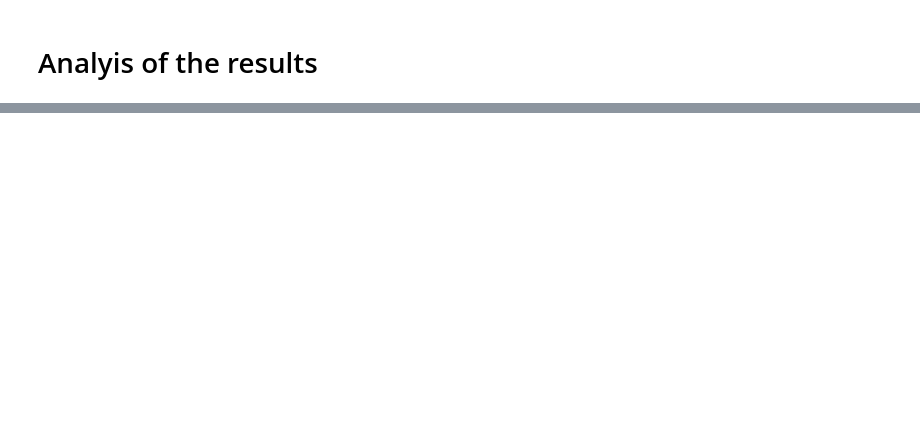
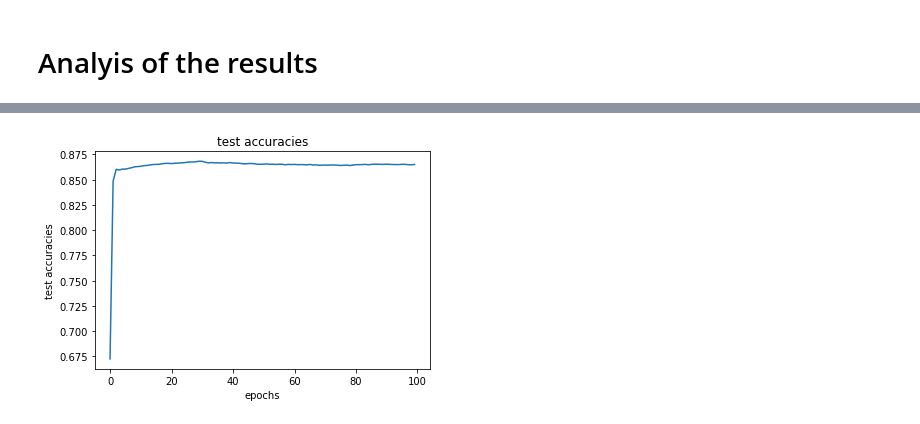
Before and after one commit to johnmavro/Machine-Learning-Optimization, a Jupyter notebook: Block_coordinate_descent.ipynb, the cells around one changed output, grey strips where cells are left out. Cells and saved outputs as stored; diff of their text form; code cells hidden in the pictures; blank space fills up the shorter version.

```diff
--- a/Block_coordinate_descent.ipynb
+++ b/Block_coordinate_descent.ipynb
@@ -388,4 +471,6 @@ plot_train_losses(loss1.shape[0], loss1, 'Coordinate_descent')
 # %%
 ## We plot the test accuracy
 
-plot_test_accuracy(accuracy_test.shape[0], accuracy_test, 'Coordinate_descent')
+plot_test_accuracy(accuracy_test.shape[0], accuracy_test, 'Coordinate_descent_F-MNIST-3-1500-sq')
+# %% [output]
+[figure, added]
```
Also changed, not shown: parts of 11 cells of this notebook, 12 other files.
